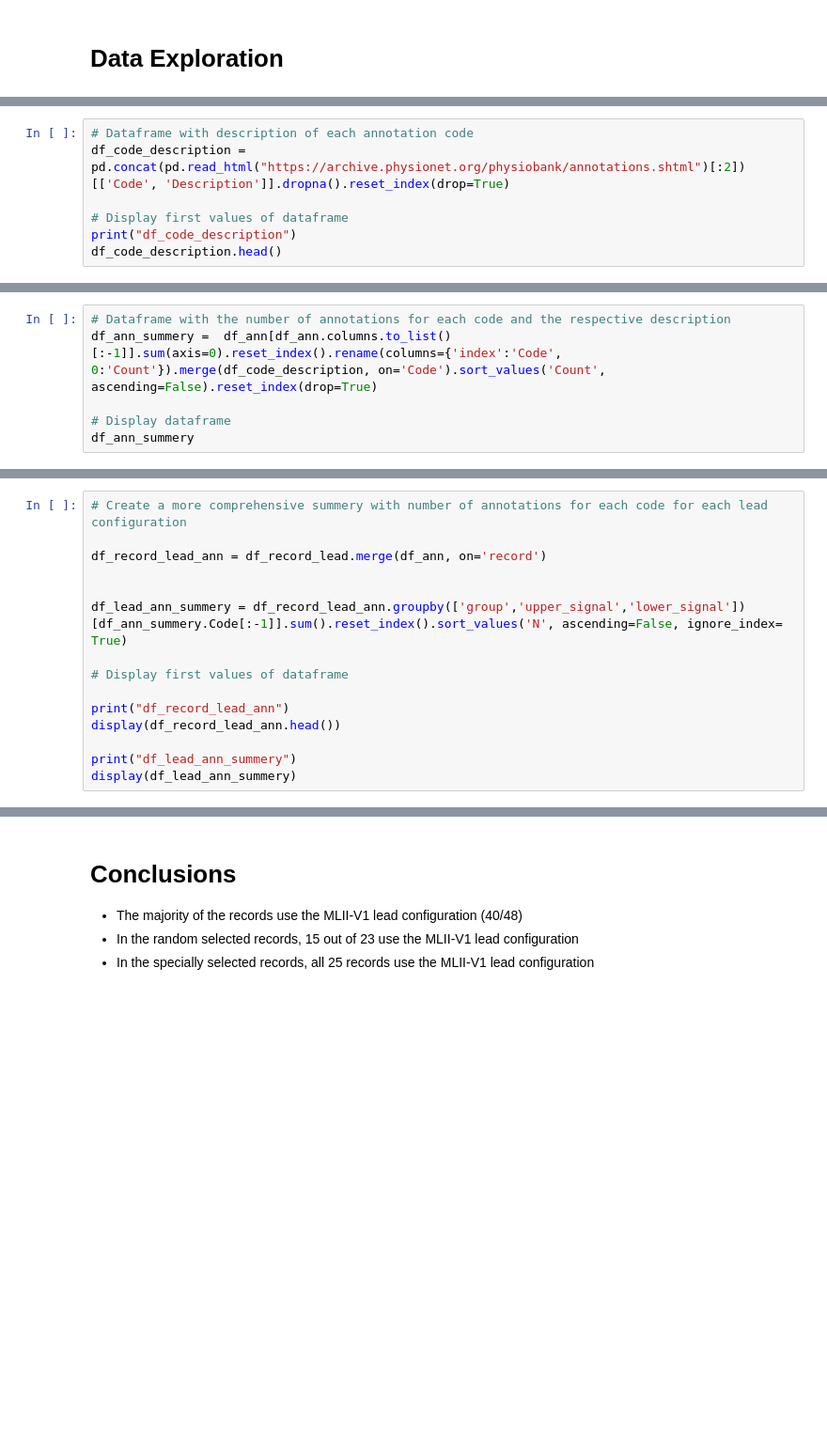
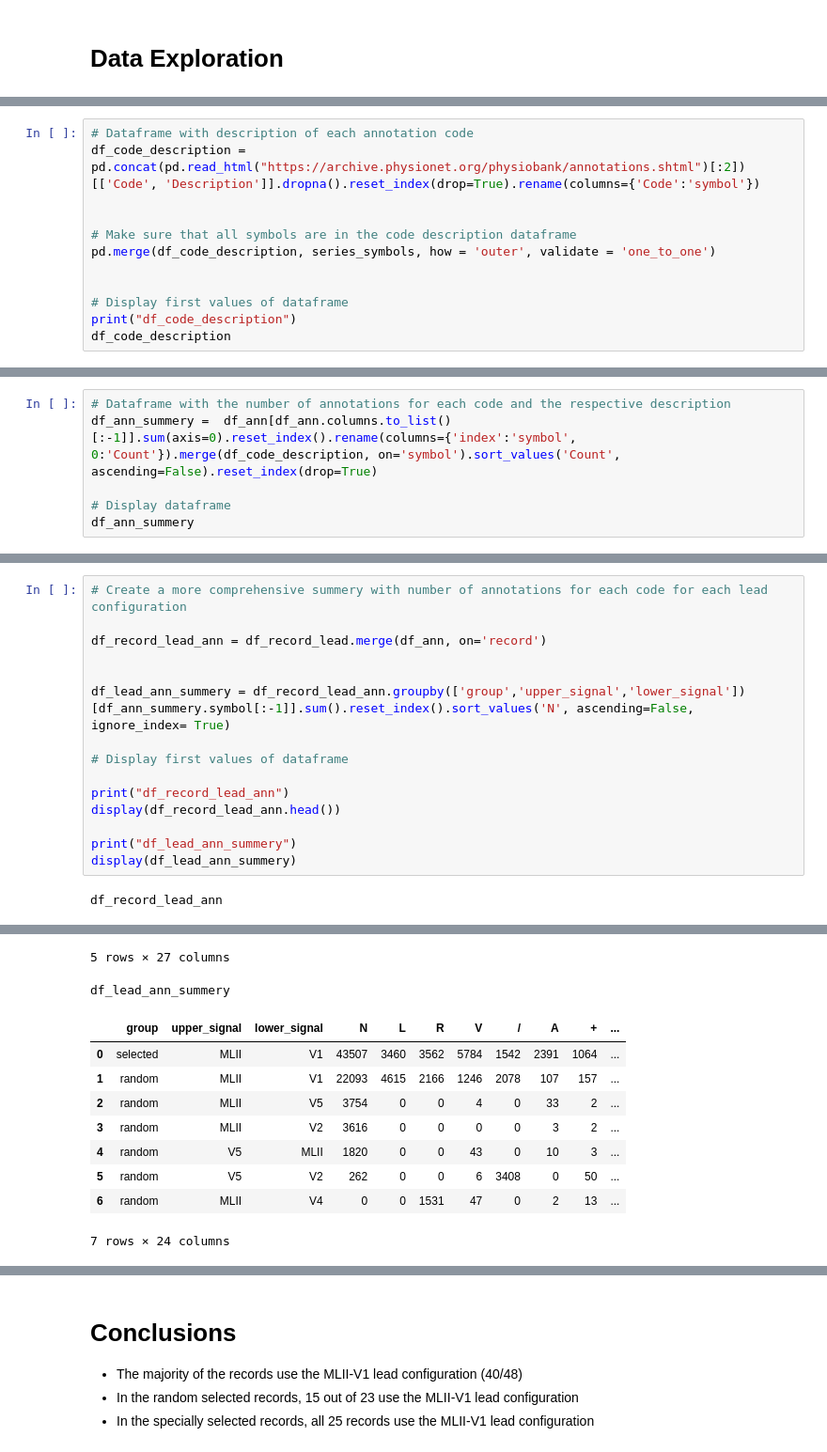
Before and after one commit to Vinicius667/ectopic_beats_detection, a Jupyter notebook: 00_MIT_BIH_data_exploration.ipynb, the cells around one changed output, grey strips where cells are left out. Shown at 94% size. Drawn from its saved outputs; the diff is of its cells as text; blank space fills up the shorter version.

```diff
--- a/00_MIT_BIH_data_exploration.ipynb
+++ b/00_MIT_BIH_data_exploration.ipynb
@@ -63,7 +93,12 @@ set(list_symbols)
 # %%
 # Dataframe with description of each annotation code
-df_code_description = pd.concat(pd.read_html("https://archive.physionet.org/physiobank/annotations.shtml")[:2])[['Code', 'Description']].dropna().reset_index(drop=True)
+df_code_description = pd.concat(pd.read_html("https://archive.physionet.org/physiobank/annotations.shtml")[:2])[['Code', 'Description']].dropna().reset_index(drop=True).rename(columns={'Code':'symbol'})
+
+
+# Make sure that all symbols are in the code description dataframe
+pd.merge(df_code_description, series_symbols, how = 'outer', validate = 'one_to_one')
+
 
 # Display first values of dataframe
 print("df_code_description")
-df_code_description.head()
+df_code_description
@@ -73,6 +124,6 @@ print(series_beat_codes)
 # %%
 # Dataframe with the number of annotations for each code and the respective description
-df_ann_summery =  df_ann[df_ann.columns.to_list()[:-1]].sum(axis=0).reset_index().rename(columns={'index':'Code', 0:'Count'}).merge(df_code_description, on='Code').sort_values('Count', ascending=False).reset_index(drop=True)
+df_ann_summery =  df_ann[df_ann.columns.to_list()[:-1]].sum(axis=0).reset_index().rename(columns={'index':'symbol', 0:'Count'}).merge(df_code_description, on='symbol').sort_values('Count', ascending=False).reset_index(drop=True)
 
 # Display dataframe
 df_ann_summery
@@ -82,7 +151,7 @@ df_ann_summery
 df_record_lead_ann = df_record_lead.merge(df_ann, on='record')
 
 
-df_lead_ann_summery = df_record_lead_ann.groupby(['group','upper_signal','lower_signal'])[df_ann_summery.Code[:-1]].sum().reset_index().sort_values('N', ascending=False, ignore_index= True)
+df_lead_ann_summery = df_record_lead_ann.groupby(['group','upper_signal','lower_signal'])[df_ann_summery.symbol[:-1]].sum().reset_index().sort_values('N', ascending=False, ignore_index= True)
 
 # Display first values of dataframe
 
@@ -91,3 +160,5 @@ display(df_record_lead_ann.head())
 
 print("df_lead_ann_summery")
 display(df_lead_ann_summery)
+# %% [output]
+df_record_lead_ann
@@ -94,3 +171,14 @@ display(df_lead_ann_summery)
+5 rows × 27 columns
+df_lead_ann_summery
+|  | group | upper_signal | lower_signal | N | L | R | V | / | A | + | ... |
+| 0 | selected | MLII | V1 | 43507 | 3460 | 3562 | 5784 | 1542 | 2391 | 1064 | ... |
+| 1 | random | MLII | V1 | 22093 | 4615 | 2166 | 1246 | 2078 | 107 | 157 | ... |
+| 2 | random | MLII | V5 | 3754 | 0 | 0 | 4 | 0 | 33 | 2 | ... |
+| 3 | random | MLII | V2 | 3616 | 0 | 0 | 0 | 0 | 3 | 2 | ... |
+| 4 | random | V5 | MLII | 1820 | 0 | 0 | 43 | 0 | 10 | 3 | ... |
+| 5 | random | V5 | V2 | 262 | 0 | 0 | 6 | 3408 | 0 | 50 | ... |
+| 6 | random | MLII | V4 | 0 | 0 | 1531 | 47 | 0 | 2 | 13 | ... |
+7 rows × 24 columns
 # %%
 df_record_lead_ann.to_parquet(join(dataframes_directory, 'df_record_lead_ann.parquet'))
 df_lead_ann_summery.to_parquet(join(dataframes_directory, 'df_lead_ann_summery.parquet'))
```
Also changed, not shown: parts of 8 cells of this notebook, 5 other files.
